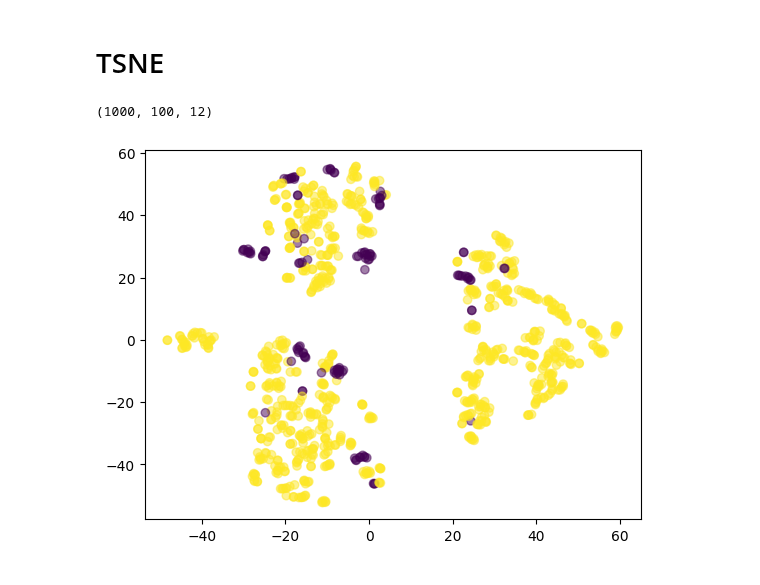
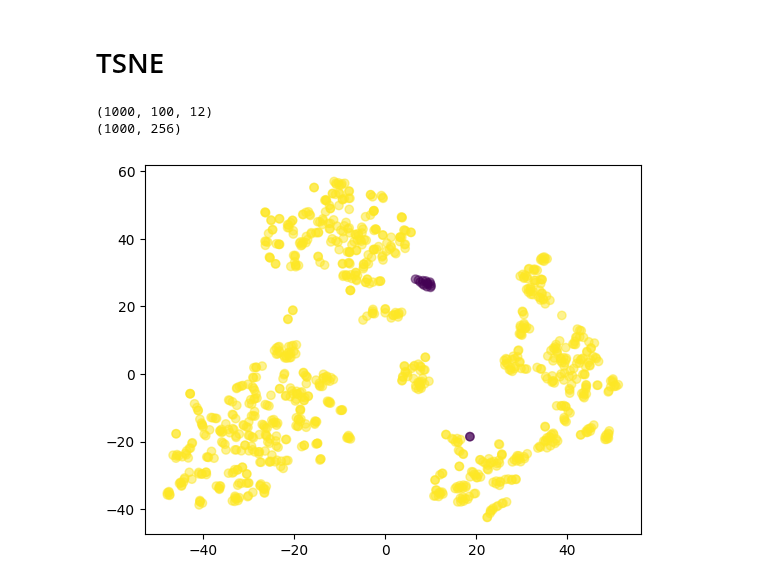
Before and after one commit to raaifhadadi/FYP, a Jupyter notebook: PTB_XL_AE.ipynb, the cells around one changed output. Cells and saved outputs as stored; diff of their text form; code cells hidden in the pictures.

```diff
--- a/PTB_XL_AE.ipynb
+++ b/PTB_XL_AE.ipynb
@@ -130,49 +118,53 @@ if gpus:
 # %%
-def make_model_cnn(inputs, latent_dim):
-
+def encoder(inputs, latent_dim):
     # 100 x 12
-    X = layers.Conv1D(24, 5, activation=keras.layers.LeakyReLU(alpha=0.3), padding='valid')(inputs)
+    X = layers.Conv1D(24, 5, activation=keras.layers.LeakyReLU(alpha=0.3), padding='valid', name='conv1')(inputs)
     # 96 x 24
     X = layers.MaxPooling1D(2)(X)
     X = layers.Dropout(0.2)(X)
     # 48 x 32
-    X = layers.Conv1D(48, 5, activation=keras.layers.LeakyReLU(alpha=0.3), padding='valid')(X)
+    X = layers.Conv1D(48, 5, activation=keras.layers.LeakyReLU(alpha=0.3), padding='valid', name='conv2')(X)
     # 44 x 48
     X = layers.MaxPooling1D(2)(X)
     X = layers.Dropout(0.2)(X)
     # 22 x 48
-    X = layers.Conv1D(64, 5, activation=keras.layers.LeakyReLU(alpha=0.3), padding='valid')(X)
+    X = layers.Conv1D(64, 5, activation=keras.layers.LeakyReLU(alpha=0.3), padding='valid', name='conv3')(X)
     # 18 x 64
     X = layers.MaxPooling1D(2)(X)
     X = layers.Dropout(0.2)(X)
     # 9 x 64
     X = layers.Flatten()(X)
     # 1152
-    X = layers.Dense(latent_dim, activation=keras.layers.LeakyReLU(alpha=0.3))(X)
-    encoder = X
+    X = layers.Dense(latent_dim, activation=keras.layers.LeakyReLU(alpha=0.3), name='dense-encode')(X)
     # latent_dim
-    X = layers.Dense(9*64, activation=keras.layers.LeakyReLU(alpha=0.3))(X)
+    return X
+
+def decoder(latent_rep, latent_dim):
+    X = layers.Dense(9*64, activation=keras.layers.LeakyReLU(alpha=0.3), name='dense-decode')(latent_rep)
     # 1152
     X = layers.Reshape((9, 64))(X)
     # 9 x 64
     X = layers.UpSampling1D(2)(X)
     # 18 x 64
-    X = layers.Conv1DTranspose(48, 5, activation=keras.layers.LeakyReLU(alpha=0.3), padding='valid')(X)
+    X = layers.Conv1DTranspose(48, 5, activation=keras.layers.LeakyReLU(alpha=0.3), padding='valid', name='upconv1')(X)
     # 22 x 48
     X = layers.UpSampling1D(2)(X)
     # 44 x 48
-    X = layers.Conv1DTranspose(24, 5, activation=keras.layers.LeakyReLU(alpha=0.3), padding='valid')(X)
+    X = layers.Conv1DTranspose(24, 5, activation=keras.layers.LeakyReLU(alpha=0.3), padding='valid', name='upconv2')(X)
     # 48 x 24
     X = layers.UpSampling1D(2)(X)
     # 96 x 24
-    X = layers.Conv1DTranspose(12, 5, activation='linear', padding='valid')(X)
+    X = layers.Conv1DTranspose(12, 5, activation='linear', padding='valid', name='upconv3')(X)
     # 100 x 12
+    return X
 
-    return encoder, X
+def make_model(inputs, latent_dim):
+    latent_rep = encoder(inputs, latent_dim)
+    X = decoder(latent_rep, latent_dim)
+    return keras.Model(inputs=inputs, outputs=X)
 
 inputs = keras.Input(shape=X_train.shape[1:])
-encoder, X = make_model_cnn(inputs, latent_dim=128)
-model = keras.Model(inputs=inputs, outputs=X)
+model = make_model(inputs, latent_dim=256)
 optimizer = tf.keras.optimizers.Adam(learning_rate=0.0005)
 model.compile(optimizer='adam', loss='mse')
 model.summary()
@@ -221,5 +204,5 @@ batch_size = 32
 train_dataset = train_dataset.shuffle(buffer_size=1024).batch(batch_size)
 val_dataset = val_dataset.batch(batch_size)
 # %%
-model.fit(train_dataset, epochs=50, validation_data=val_dataset)
+history = model.fit(train_dataset, epochs=10, validation_data=val_dataset)
 # %% [output]
@@ -264,30 +257,32 @@ model.save('temp/ae1.h5')
 # TSNE
 # %%
 inputs = keras.Input(shape=X_train.shape[1:])
-encoder, X = make_model_cnn(inputs, latent_dim=128)
-encoder_model = keras.Model(inputs=inputs, outputs=encoder)
+enc = encoder(inputs, latent_dim=256)
+encoder_model = keras.Model(inputs=inputs, outputs=enc)
 
-encoder_model.load_weights('temp/ae1.h5', by_name=True)
+encoder_model.load_weights('temp/ae2.h5', by_name=True)
 # %%
 # tsne
 from sklearn.manifold import TSNE
 import matplotlib.pyplot as plt
 
 def plot_tsne(model, signals, labels):
     representations = model(signals)
+    print(representations.shape)
     tsne = TSNE(n_components=2, perplexity=20, n_iter=1000)
     tsne_transformed = tsne.fit_transform(representations)
     plt.scatter(tsne_transformed[:, 0], tsne_transformed[:, 1], c=labels, cmap='viridis', alpha=0.5)
     plt.show()
 
 
-labels_Norm = [0 if "NORM" in x else 1 for x in Y_train_text[:1000]]
-labels_Norm = [1 if "NORM" in x else 0 for x in Y_train_text[:1000]]
+labels_Norm = [0 if "HYP" in x else 1 for x in Y_train_text[:1000]]
+# labels_Norm = [1 if "NORM" in x else 0 for x in Y_train_text[:1000]]
 # labels_Norm = [0 if len(x)==0 else 1 for x in Z_HB_text[:1000]]
 print(X_train[:1000].shape)
 
 
 plot_tsne(encoder_model, X_train[:1000], labels=labels_Norm)
 # %% [output]
 (1000, 100, 12)
+(1000, 256)
-[figure, old version]
+[figure, new version]
```
Also changed, not shown: parts of 7 cells of this notebook.
